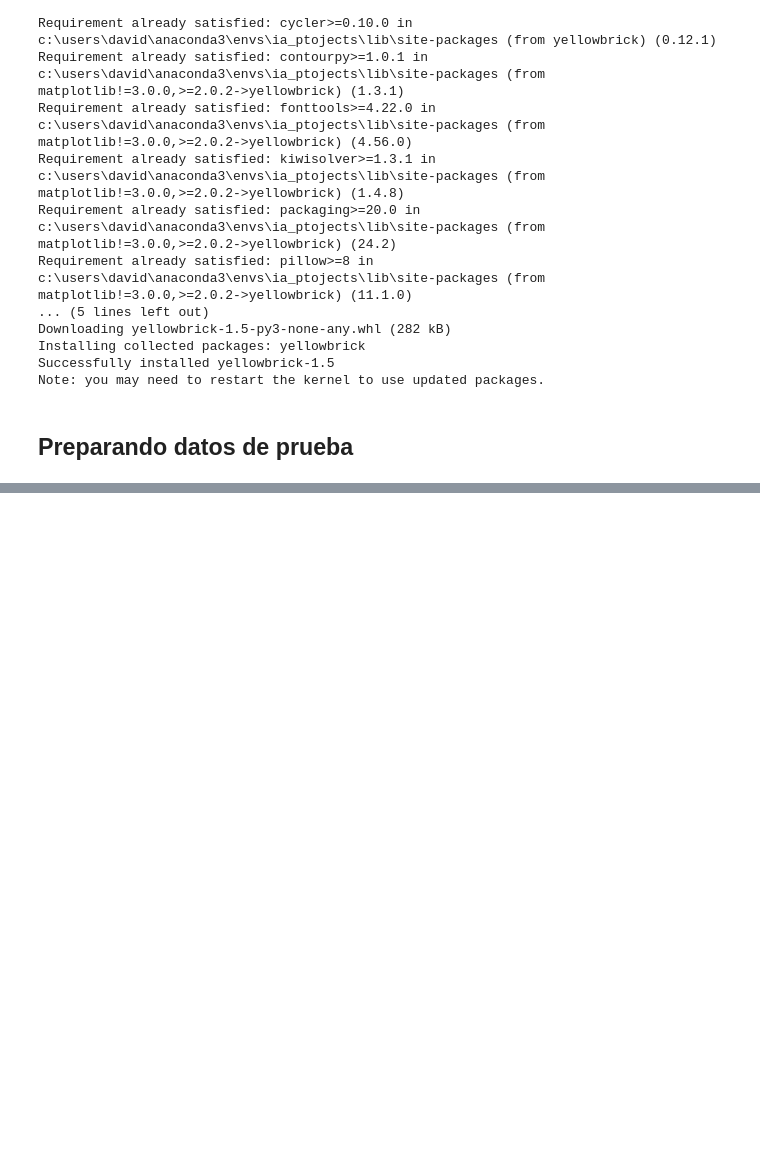
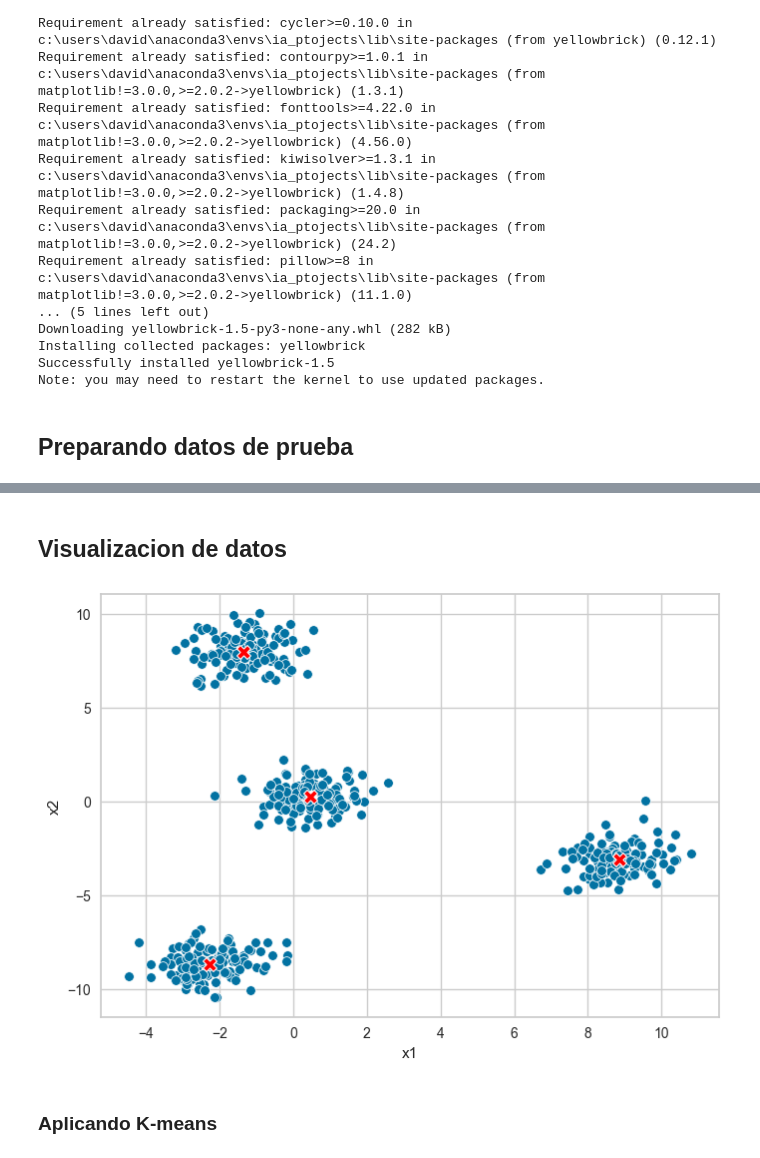
Before and after one commit to oscardbocanegra/learning_platzi, a Jupyter notebook: dataScientistPython/clustering/clustering_kmeans.ipynb, the cells around one changed output, grey strips where cells are left out. Saved outputs shown, nothing was run; the diff lists cells and outputs as text; code cells hidden in the pictures; blank space fills up the shorter version.

Commit message:
k-means

```diff
--- a/dataScientistPython/clustering/clustering_kmeans.ipynb
+++ b/dataScientistPython/clustering/clustering_kmeans.ipynb
@@ -41,6 +41,13 @@ df_blobs = pd.DataFrame(
         'y': y
     }
 )
+# %%
+df_center = pd.DataFrame(
+    {
+        'x1': c[:, 0],
+        'x2': c[:, 1],
+    }
+)
 # %%
 df_blobs
 # %% [output]
@@ -59 +66,11 @@ df_blobs
 500 rows × 3 columns
+# %% [markdown]
+## Visualizacion de datos
+# %%
+sns.scatterplot(data=df_blobs, x='x1', y='x2')
+sns.scatterplot(data=df_center, x='x1', y='x2', color='red', marker='X', s=100)
+plt.show()
+# %% [output]
+[figure, added]
+# %% [markdown]
+### Aplicando K-means
```
Also changed, not shown: parts of 3 cells of this notebook.
